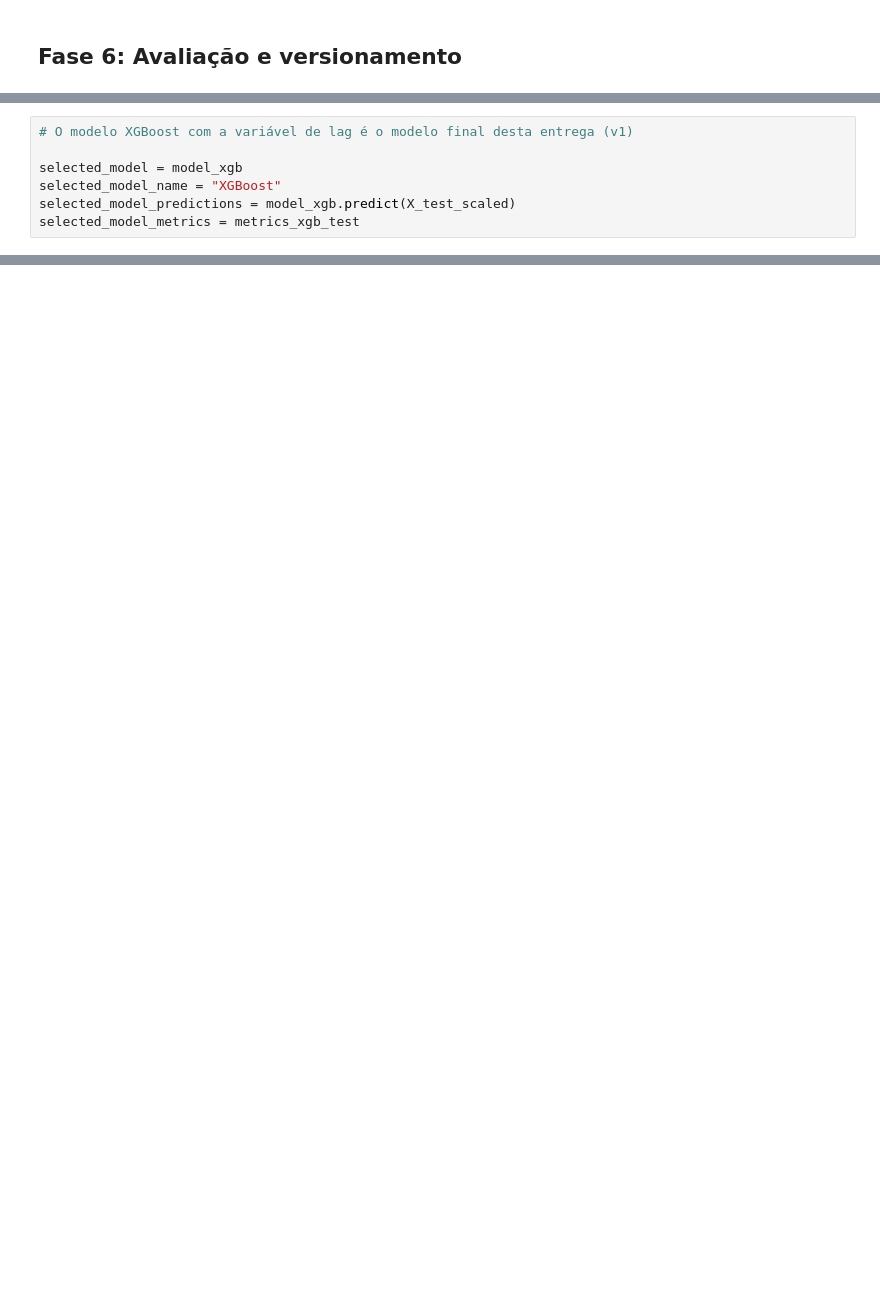
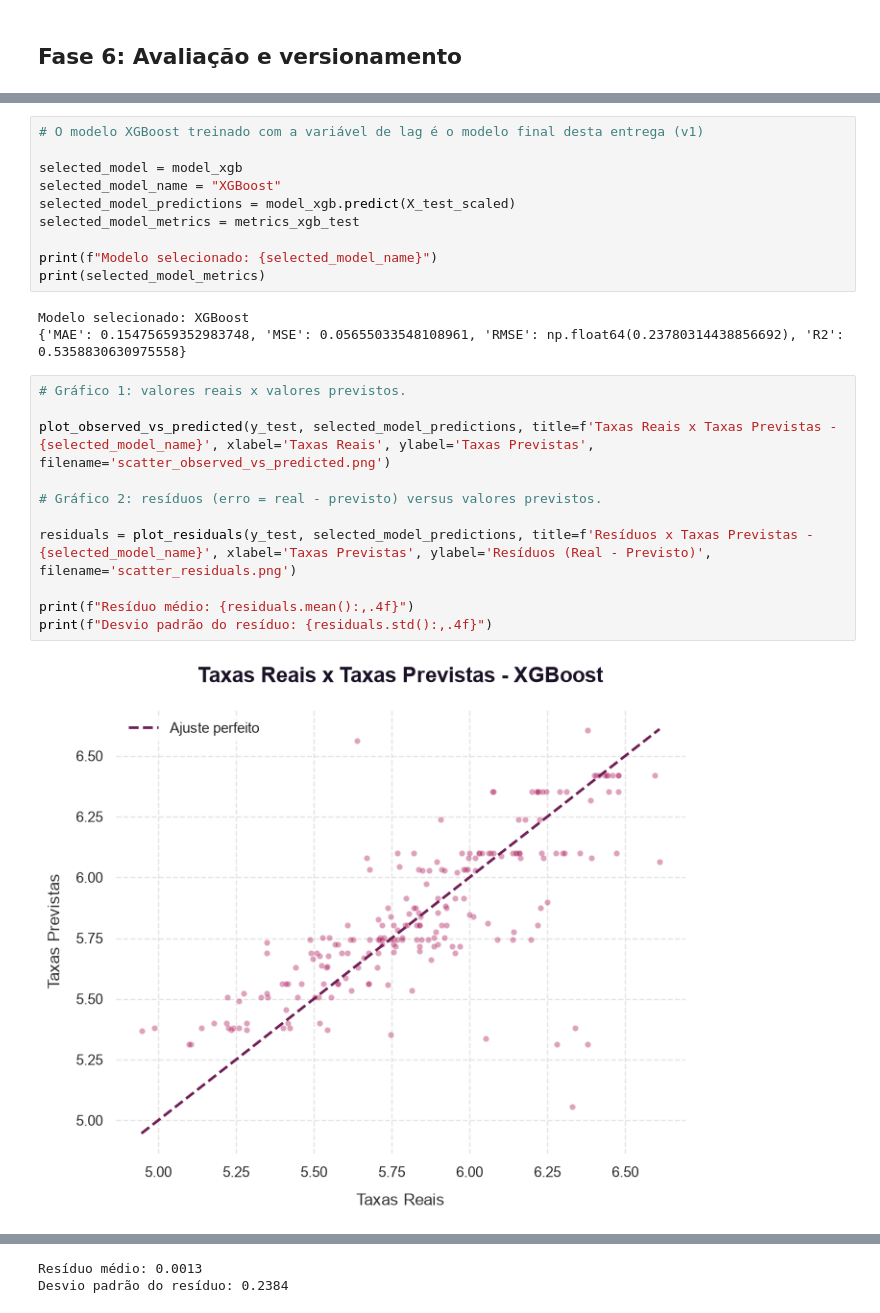
Before and after one commit to FelipeQue/brazilian-treasury-rate-prediction, a Jupyter notebook: notebooks/treasurycaster.ipynb, the cells around one changed output, grey strips where cells are left out. Drawn from its saved outputs; the diff is of its cells as text; blank space fills up the shorter version.

Commit message:
Implement model evaluation plots

```diff
--- a/notebooks/treasurycaster.ipynb
+++ b/notebooks/treasurycaster.ipynb
@@ -752,7 +756,26 @@ A partir das métricas de avaliação, o modelo XGBoost com a variável de lag a
 # %%
-# O modelo XGBoost com a variável de lag é o modelo final desta entrega (v1)
+# O modelo XGBoost treinado com a variável de lag é o modelo final desta entrega (v1)
 
 selected_model = model_xgb
 selected_model_name = "XGBoost"
 selected_model_predictions = model_xgb.predict(X_test_scaled)
 selected_model_metrics = metrics_xgb_test
+
+print(f"Modelo selecionado: {selected_model_name}")
+print(selected_model_metrics)
+# %% [output]
+Modelo selecionado: XGBoost
+{'MAE': 0.15475659352983748, 'MSE': 0.05655033548108961, 'RMSE': np.float64(0.23780314438856692), 'R2': 0.5358830630975558}
+# %%
+# Gráfico 1: valores reais x valores previstos.
+
+plot_observed_vs_predicted(y_test, selected_model_predictions, title=f'Taxas Reais x Taxas Previstas - {selected_model_name}', xlabel='Taxas Reais', ylabel='Taxas Previstas', filename='scatter_observed_vs_predicted.png')
+
+# Gráfico 2: resíduos (erro = real - previsto) versus valores previstos.
+
+residuals = plot_residuals(y_test, selected_model_predictions, title=f'Resíduos x Taxas Previstas - {selected_model_name}', xlabel='Taxas Previstas', ylabel='Resíduos (Real - Previsto)', filename='scatter_residuals.png')
+
+print(f"Resíduo médio: {residuals.mean():,.4f}")
+print(f"Desvio padrão do resíduo: {residuals.std():,.4f}")
+# %% [output]
+[figure, added]
@@ -758,0 +783,2 @@ selected_model_metrics = metrics_xgb_test
+Resíduo médio: 0.0013
+Desvio padrão do resíduo: 0.2384
```
Also changed, not shown: parts of 7 cells of this notebook, 3 other files.
